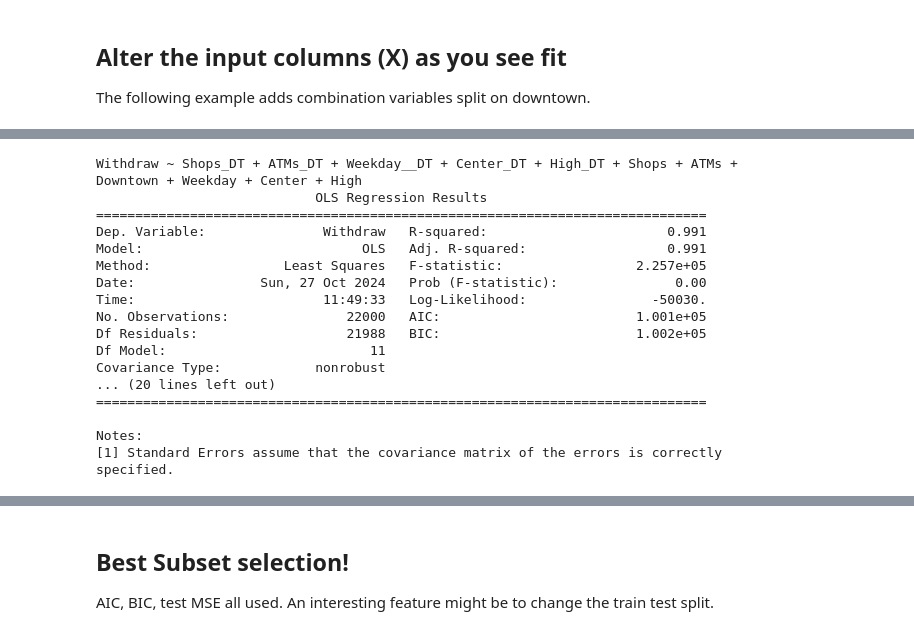
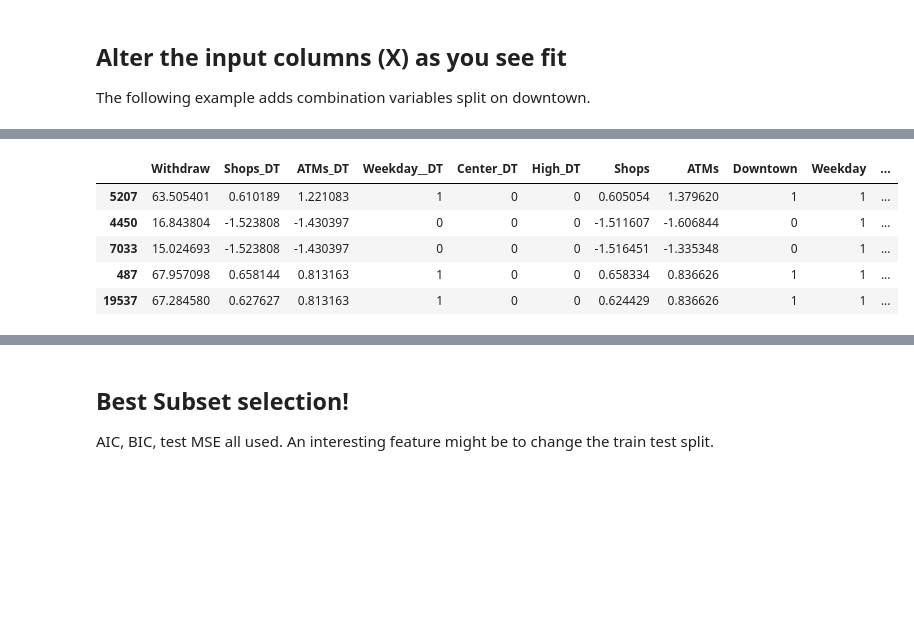
Before and after one commit to ekg-21/econ3203_Y, a Jupyter notebook: model_template.ipynb, the cells around one changed output, grey strips where cells are left out. Drawn from its saved outputs; the diff is of its cells as text; code cells hidden in the pictures; blank space fills up the shorter version.

```diff
--- a/model_template.ipynb
+++ b/model_template.ipynb
@@ -108,21 +111,33 @@ This also gives us a base model to work with.
-# %%
-model = run_model(X, y)
-print(model.summary())
-# %% [output]
-Withdraw ~ Shops_DT + ATMs_DT + Weekday__DT + Center_DT + High_DT + Shops + ATMs + Downtown + Weekday + Center + High
-                            OLS Regression Results
-==============================================================================
-Dep. Variable:               Withdraw   R-squared:                       0.991
-Model:                            OLS   Adj. R-squared:                  0.991
-Method:                 Least Squares   F-statistic:                 2.257e+05
-Date:                Sun, 27 Oct 2024   Prob (F-statistic):               0.00
-Time:                        11:49:33   Log-Likelihood:                -50030.
-No. Observations:               22000   AIC:                         1.001e+05
-Df Residuals:                   21988   BIC:                         1.002e+05
-Df Model:                          11
-Covariance Type:            nonrobust
-... (20 lines left out)
-==============================================================================
-
-Notes:
-[1] Standard Errors assume that the covariance matrix of the errors is correctly specified.
+# %%
+# Preprocess the data
+# 1. Separate the data into training and test data
+# 2. Fit the scaling to the training data and apply to both the train and test data
+
+# TO DO: Define columns to scale
+columns_to_scale = ['ATMs', 'ATMs_DT', 'Shops','Shops_DT']
+
+# 1. Separate
+X_train, X_test, y_train, y_test = train_test_split(
+    X_new,                  # Features
+    y,                  # Target variable
+    test_size=0.2,      # 20% for testing, 80% for training
+    random_state=42     # Set for reproducibility
+)
+
+train = pd.concat([y_train,X_train], axis=1)
+test = pd.concat([y_test,X_test], axis=1)
+
+# 2. Scale
+scaler = StandardScaler().fit(train[columns_to_scale])
+
+train[columns_to_scale] = scaler.transform(train[columns_to_scale])
+test[columns_to_scale] = scaler.transform(test[columns_to_scale])
+
+train.head()
+# %% [output]
+|  | Withdraw | Shops_DT | ATMs_DT | Weekday__DT | Center_DT | High_DT | Shops | ATMs | Downtown | Weekday | ... |
+| 5207 | 63.505401 | 0.610189 | 1.221083 | 1 | 0 | 0 | 0.605054 | 1.379620 | 1 | 1 | ... |
+| 4450 | 16.843804 | -1.523808 | -1.430397 | 0 | 0 | 0 | -1.511607 | -1.606844 | 0 | 1 | ... |
+| 7033 | 15.024693 | -1.523808 | -1.430397 | 0 | 0 | 0 | -1.516451 | -1.335348 | 0 | 1 | ... |
+| 487 | 67.957098 | 0.658144 | 0.813163 | 1 | 0 | 0 | 0.658334 | 0.836626 | 1 | 1 | ... |
+| 19537 | 67.284580 | 0.627627 | 0.813163 | 1 | 0 | 0 | 0.624429 | 0.836626 | 1 | 1 | ... |
```
Also changed, not shown: parts of 14 cells of this notebook.
